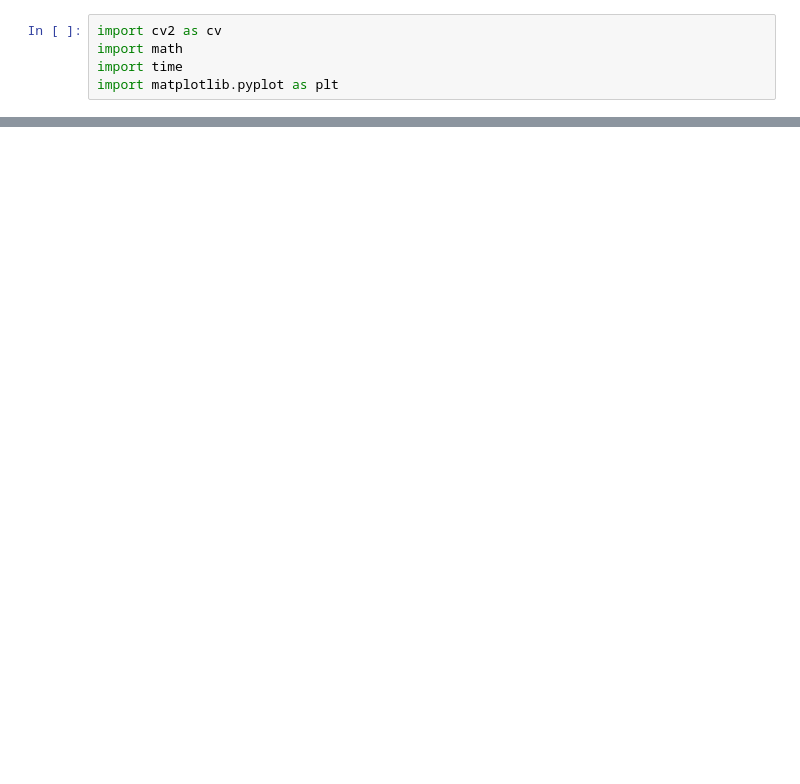
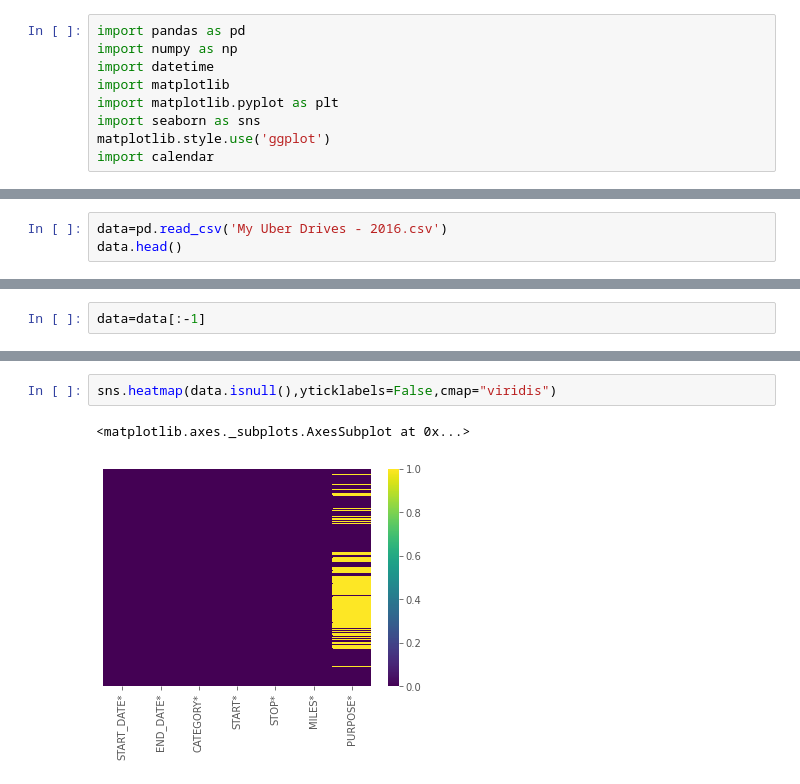
Before and after one commit to Y4sh210/UberDataAnalysis, a Jupyter notebook: UberAnalysis.ipynb, the cells around one changed output, grey strips where cells are left out. Cells and saved outputs as stored; diff of their text form; blank space fills up the shorter version.

```diff
--- a/UberAnalysis.ipynb
+++ b/UberAnalysis.ipynb
@@ -1,5 +1,9 @@
 # %%
-import cv2 as cv
-import math
-import time
+import pandas as pd
+import numpy as np
+import datetime
+import matplotlib
 import matplotlib.pyplot as plt
+import seaborn as sns
+matplotlib.style.use('ggplot')
+import calendar
@@ -121,0 +10,3 @@ Age : (25-32), conf = 0.733
+# %%
+data=pd.read_csv('My Uber Drives - 2016.csv')
+data.head()
@@ -121,0 +29,2 @@ Age : (25-32), conf = 0.733
+# %%
+data=data[:-1]
@@ -121,0 +42,5 @@ Age : (25-32), conf = 0.733
+# %%
+sns.heatmap(data.isnull(),yticklabels=False,cmap="viridis")
+# %% [output]
+<matplotlib.axes._subplots.AxesSubplot at 0x...>
+[figure, added]
```
Also changed, not shown: parts of 24 cells of this notebook.
